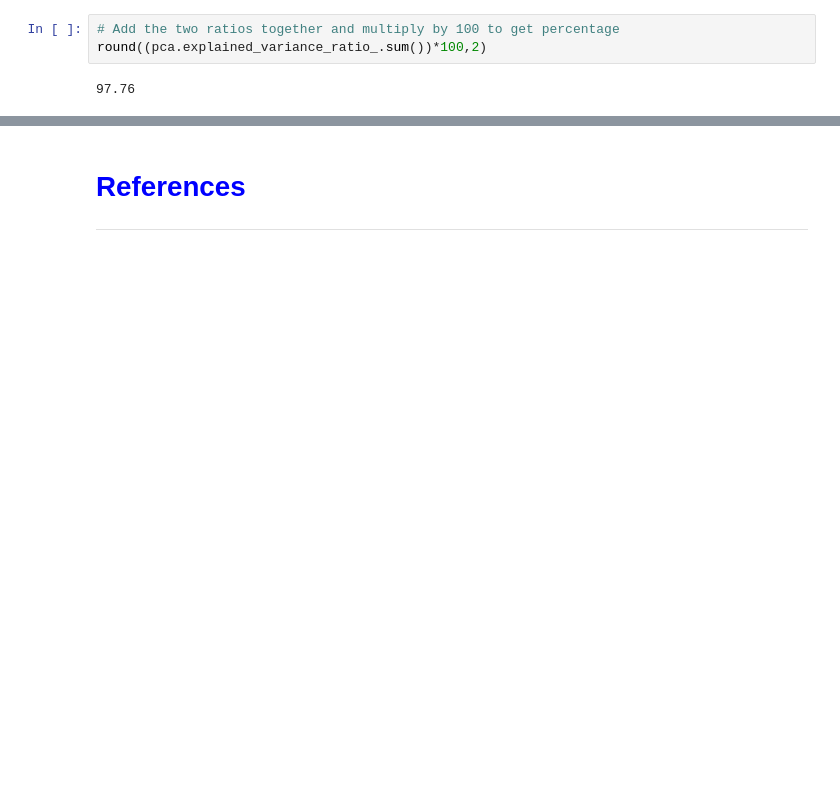
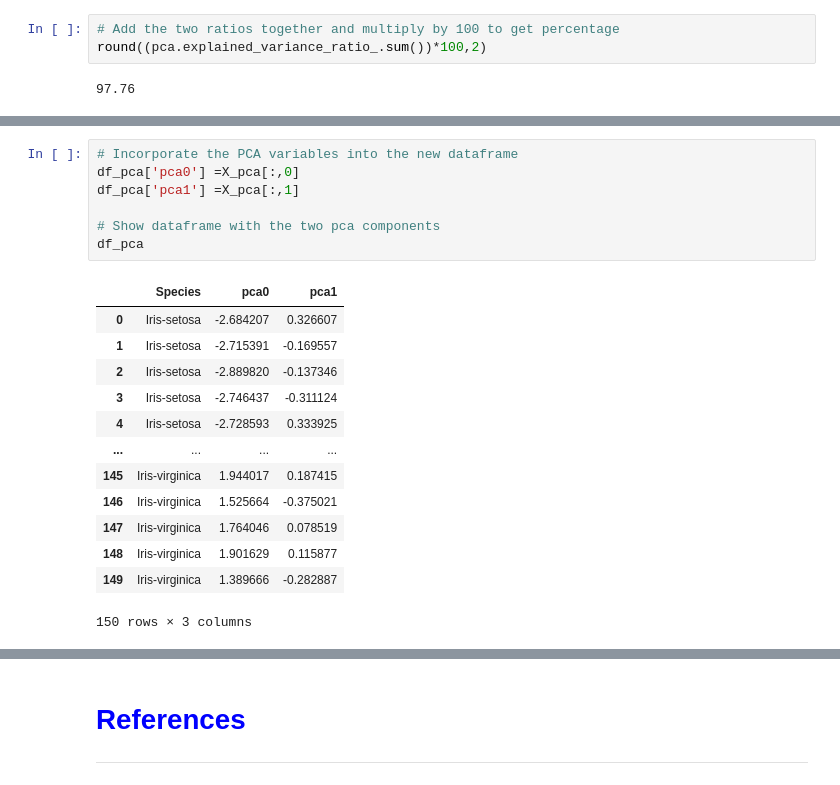
Before and after one commit to OCorry/machine_learning_and_statistics_2023, a Jupyter notebook: tasks.ipynb, the cells around one changed output, grey strips where cells are left out. Cells and saved outputs as stored; diff of their text form; blank space fills up the shorter version.

```diff
--- a/tasks.ipynb
+++ b/tasks.ipynb
@@ -1063,0 +1095,21 @@ According to the result above, the two components explain about 97.76% of the va
+# %%
+# Incorporate the PCA variables into the new dataframe
+df_pca['pca0'] =X_pca[:,0]
+df_pca['pca1'] =X_pca[:,1]
+
+# Show dataframe with the two pca components
+df_pca
+# %% [output]
+|  | Species | pca0 | pca1 |
+| 0 | Iris-setosa | -2.684207 | 0.326607 |
+| 1 | Iris-setosa | -2.715391 | -0.169557 |
+| 2 | Iris-setosa | -2.889820 | -0.137346 |
+| 3 | Iris-setosa | -2.746437 | -0.311124 |
+| 4 | Iris-setosa | -2.728593 | 0.333925 |
+| ... | ... | ... | ... |
+| 145 | Iris-virginica | 1.944017 | 0.187415 |
+| 146 | Iris-virginica | 1.525664 | -0.375021 |
+| 147 | Iris-virginica | 1.764046 | 0.078519 |
+| 148 | Iris-virginica | 1.901629 | 0.115877 |
+| 149 | Iris-virginica | 1.389666 | -0.282887 |
+150 rows × 3 columns
```
Also changed, not shown: parts of 45 cells of this notebook.
